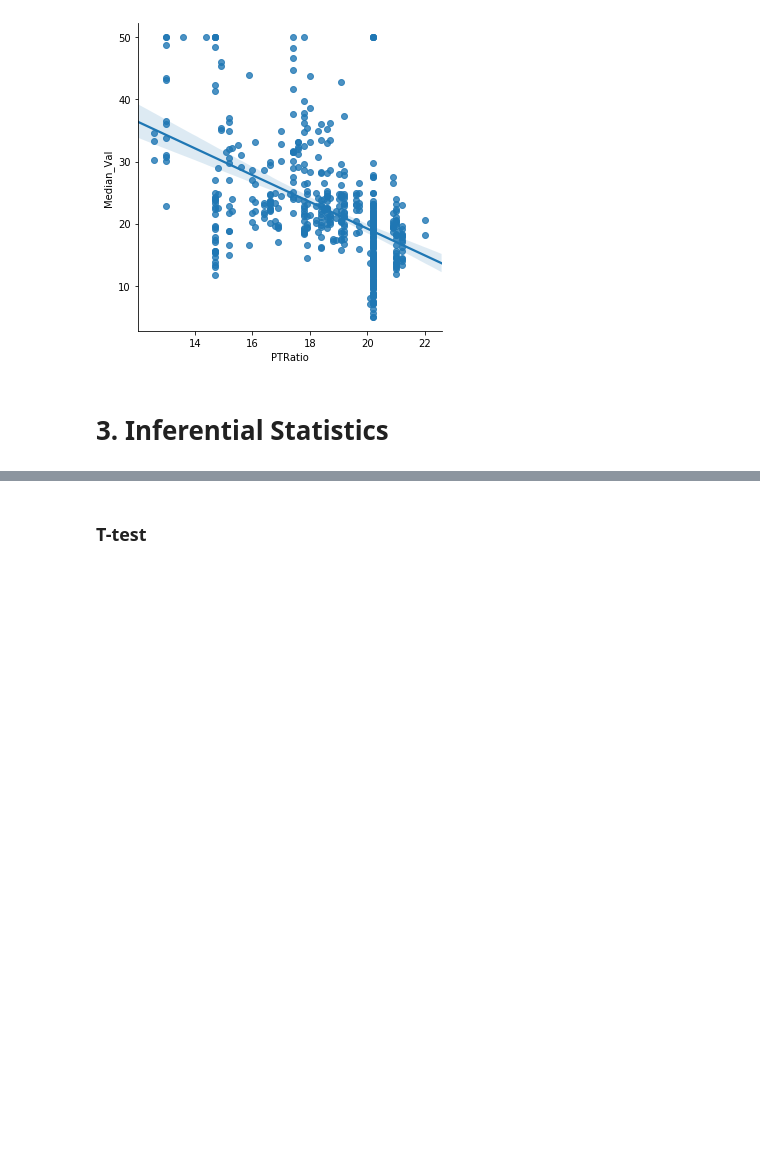
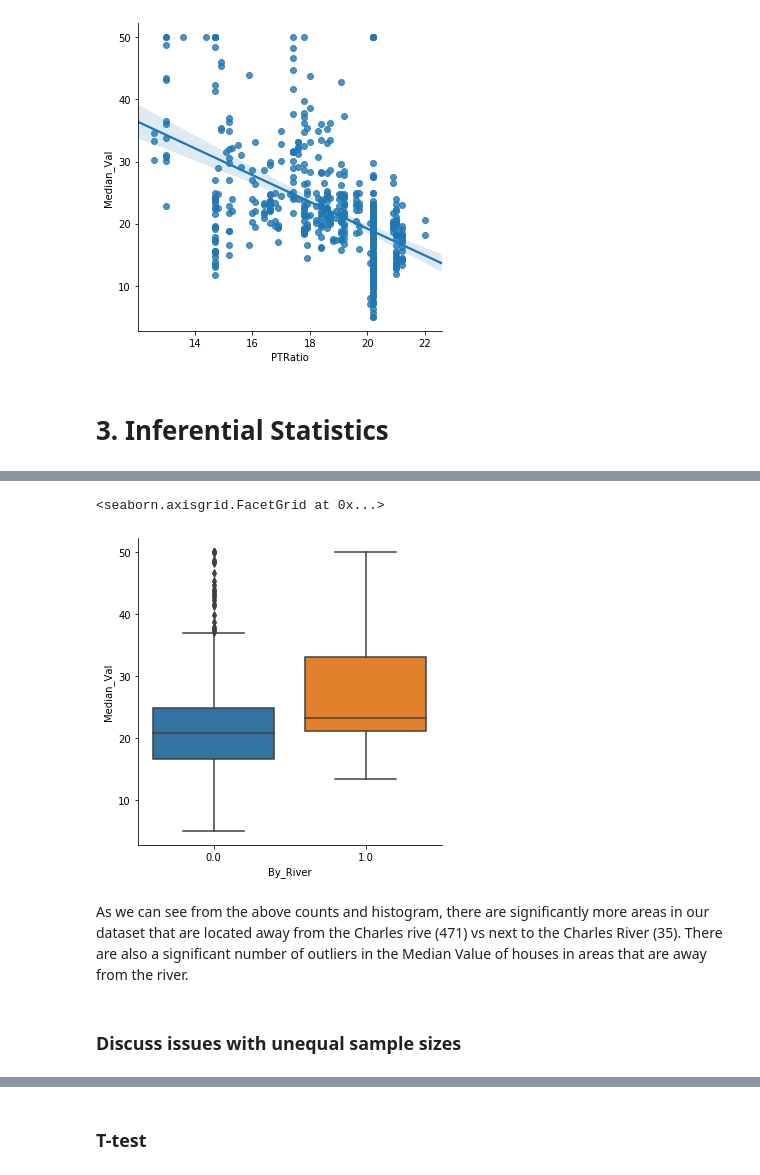
Before and after one commit to ConorHogan/MachineLearning-and-Statistics-Project, a Jupyter notebook: Machine-Learning-and-Statistics-Project-Notebook.ipynb, the cells around one changed output, grey strips where cells are left out. Saved outputs shown, nothing was run; the diff lists cells and outputs as text; code cells hidden in the pictures; blank space fills up the shorter version.

```diff
--- a/Machine-Learning-and-Statistics-Project-Notebook.ipynb
+++ b/Machine-Learning-and-Statistics-Project-Notebook.ipynb
@@ -211,0 +284,10 @@ This is
+# %%
+sns.catplot(x='By_River', y='Median_Val', kind='box', data=river_df)
+# What do all the outliers mean
+# %% [output]
+<seaborn.axisgrid.FacetGrid at 0x...>
+[figure, added]
+# %% [markdown]
+As we can see from the above counts and histogram, there are significantly more areas in our dataset that are located away from the Charles rive (471) vs next to the Charles River (35). There are also a significant number of outliers in the Median Value of houses in areas that are away from the river.
+# %% [markdown]
+### Discuss issues with unequal sample sizes
```
Also changed, not shown: parts of 40 cells of this notebook.
